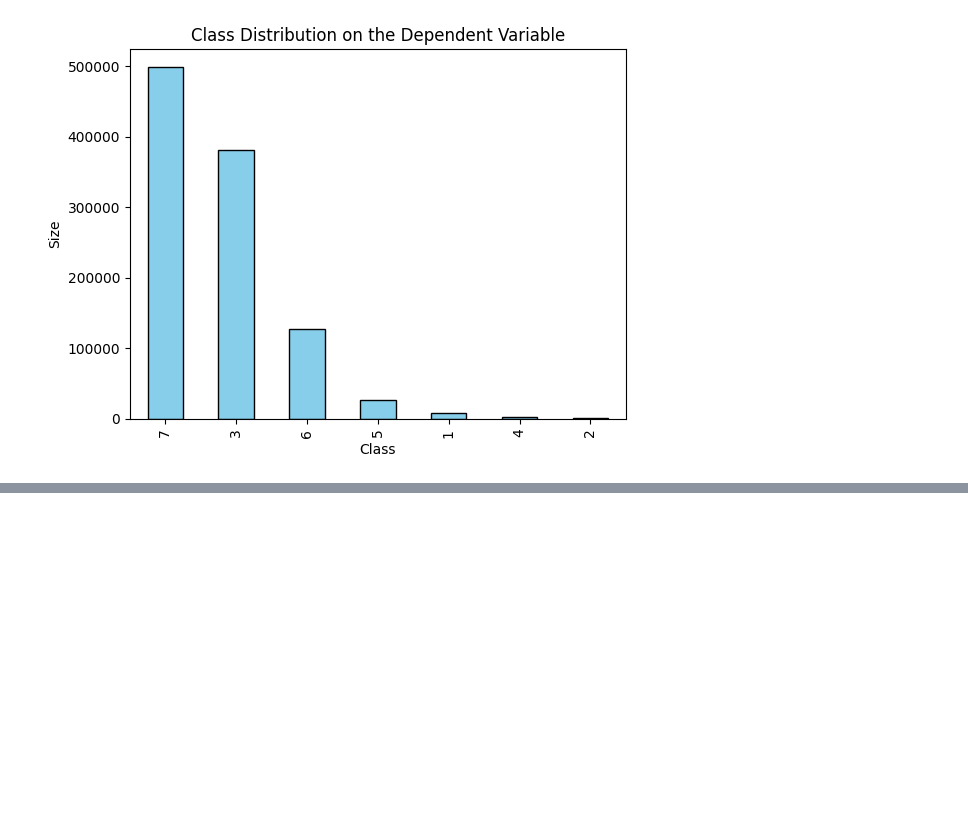
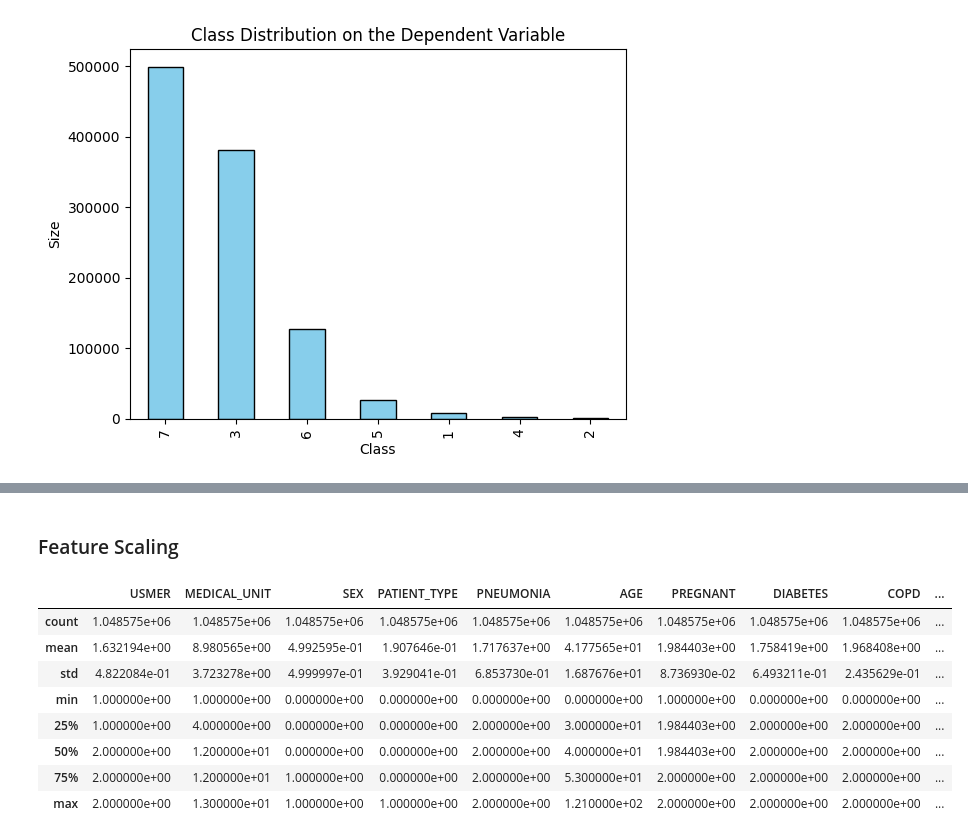
Before and after one commit to dimsparagis0210/MLTask, a Jupyter notebook: ML_Task.ipynb, the cells around one changed output, grey strips where cells are left out. Cells and saved outputs as stored; diff of their text form; code cells hidden in the pictures; blank space fills up the shorter version.

```diff
--- a/ML_Task.ipynb
+++ b/ML_Task.ipynb
@@ -105,0 +246,14 @@ Name: count, dtype: int64
+# %% [markdown]
+### Feature Scaling
+# %%
+df.describe()
+# %% [output]
+|  | USMER | MEDICAL_UNIT | SEX | PATIENT_TYPE | PNEUMONIA | AGE | PREGNANT | DIABETES | COPD | ... |
+| count | 1.048575e+06 | 1.048575e+06 | 1.048575e+06 | 1.048575e+06 | 1.048575e+06 | 1.048575e+06 | 1.048575e+06 | 1.048575e+06 | 1.048575e+06 | ... |
+| mean | 1.632194e+00 | 8.980565e+00 | 4.992595e-01 | 1.907646e-01 | 1.717637e+00 | 4.177565e+01 | 1.984403e+00 | 1.758419e+00 | 1.968408e+00 | ... |
+| std | 4.822084e-01 | 3.723278e+00 | 4.999997e-01 | 3.929041e-01 | 6.853730e-01 | 1.687676e+01 | 8.736930e-02 | 6.493211e-01 | 2.435629e-01 | ... |
+| min | 1.000000e+00 | 1.000000e+00 | 0.000000e+00 | 0.000000e+00 | 0.000000e+00 | 0.000000e+00 | 1.000000e+00 | 0.000000e+00 | 0.000000e+00 | ... |
+| 25% | 1.000000e+00 | 4.000000e+00 | 0.000000e+00 | 0.000000e+00 | 2.000000e+00 | 3.000000e+01 | 1.984403e+00 | 2.000000e+00 | 2.000000e+00 | ... |
+| 50% | 2.000000e+00 | 1.200000e+01 | 0.000000e+00 | 0.000000e+00 | 2.000000e+00 | 4.000000e+01 | 1.984403e+00 | 2.000000e+00 | 2.000000e+00 | ... |
+| 75% | 2.000000e+00 | 1.200000e+01 | 1.000000e+00 | 0.000000e+00 | 2.000000e+00 | 5.300000e+01 | 2.000000e+00 | 2.000000e+00 | 2.000000e+00 | ... |
+| max | 2.000000e+00 | 1.300000e+01 | 1.000000e+00 | 1.000000e+00 | 2.000000e+00 | 1.210000e+02 | 2.000000e+00 | 2.000000e+00 | 2.000000e+00 | ... |
```
Also changed, not shown: parts of 24 cells of this notebook.
